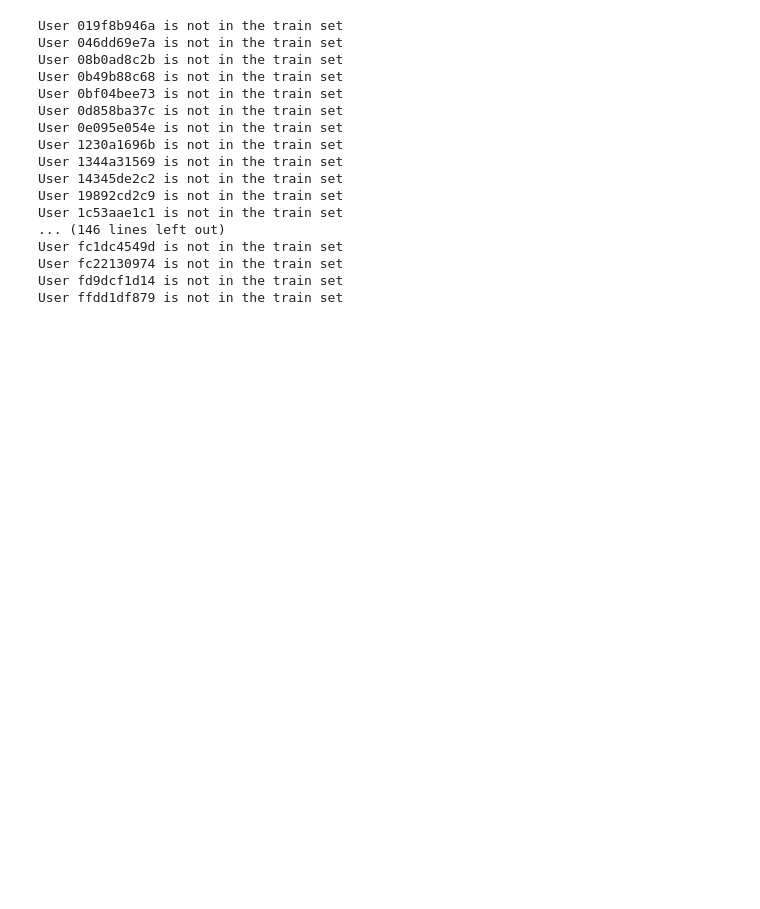
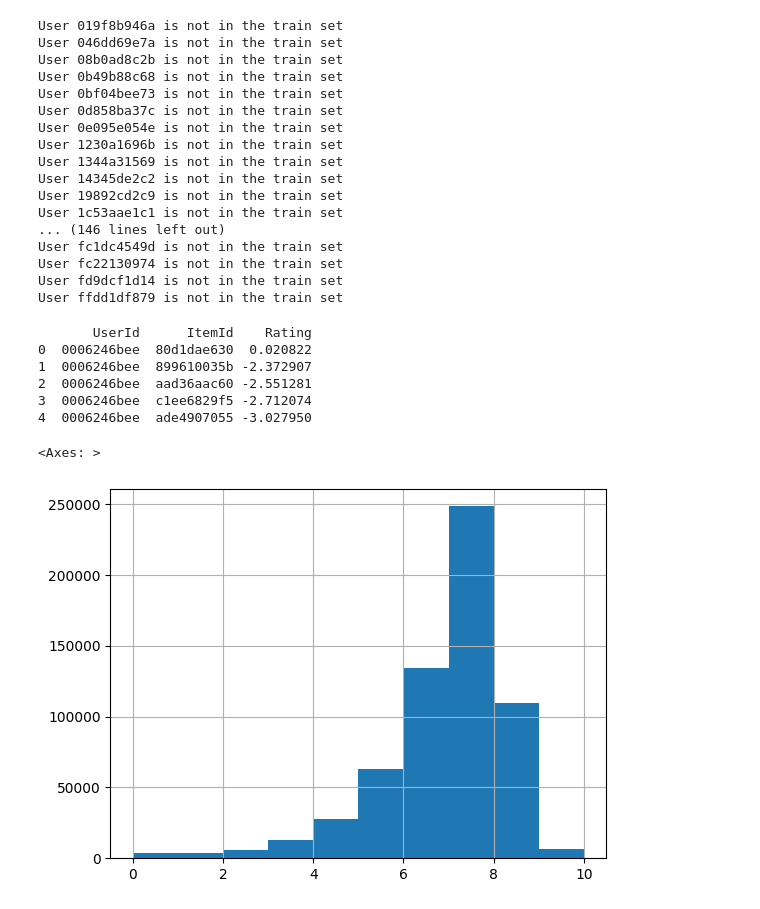
Before and after one commit to MatheusBorgesFaria/Rec-Sys-TP2, a Jupyter notebook: DMRL.ipynb, the cells around one changed output. Saved outputs shown, nothing was run; the diff lists cells and outputs as text; code cells hidden in the pictures; blank space fills up the shorter version.

Commit message:
version 9 with weights

```diff
--- a/DMRL.ipynb
+++ b/DMRL.ipynb
@@ -252,13 +252,14 @@ target_prediction.to_csv("submissao_2_DMRL_sem_rating.csv", index=False)
 # %%
 import json
 import pandas as pd
+import matplotlib as plt
 
 # Step 1: Load the JSONL file containing movie data
 with open('data/content.jsonl', 'r') as f:
     movies_data = [json.loads(line) for line in f]
 
 # Step 2: Load the CSV file containing user ratings
-df = pd.read_csv('submissoes/submissao_2_DMRL.csv')
+df = pd.read_csv('submissoes/lightfm_versao_2_puro.csv')
 # Normalize the Rating column
 df["Rating"] = df["Rating"].apply(lambda x: min(x, 10))
 print(df.head())
@@ -278,41 +279,17 @@ for movie in movies_data:
         # Remove any non-numeric characters like "$" and commas, then convert to an integer
         box_office = int(''.join(c for c in box_office if c.isdigit()))
     boxOffice[item_id] = box_office
-
-print(boxOffice)
-
-# Step 4: Add the imdbRating to each row in the CSV file
-df['Metascore'] = df['ItemId'].map(metascore)
-df['imdbRating'] = df['ItemId'].map(imdbRatings)
-df['BoxOffice'] = df['ItemId'].map(boxOffice)
-df['imdbVotes'] = df['ItemId'].map(imdbVotes)
-
-df["Metascore"] = pd.to_numeric(df["Metascore"], errors='coerce')
-df["imdbRating"] = pd.to_numeric(df["imdbRating"], errors='coerce')
-df["imdbVotes"] = pd.to_numeric(df["imdbVotes"], errors='coerce')
-df["BoxOffice"] = df["BoxOffice"].replace({"$": "", ",": ""}, regex=True)
-df["BoxOffice"] = pd.to_numeric(df["BoxOffice"], errors='coerce')
-min_box_office = df['BoxOffice'].min()
-max_box_office = df['BoxOffice'].max()
-df['BoxOffice'] = (df['BoxOffice'] - min_box_office) / (max_box_office - min_box_office) * 10
-min_imdb_vote = df['imdbVotes'].min()
-max_imdb_vote = df['imdbVotes'].max()
-df['imdbVotes'] = (df['imdbVotes'] - min_imdb_vote) / (max_imdb_vote - min_imdb_vote) * 10
-
-df["Metascore"] = df["Metascore"]/10
-df["Metascore"] = df["Metascore"].fillna(5)
-df["imdbRating"] = df["imdbRating"].fillna(5)
-df["imdbVotes"] = df["imdbVotes"].fillna(0)
-df['WeightedScore'] = (
-    0.3 * df["imdbRating"] +
-    0.3 * df["imdbVotes"] +
-    0.2 * df["BoxOffice"] +
-    0.1 * df["Metascore"] +
-    0.1 * df["Rating"]
-)
-
-df_ordered = df.sort_values(['UserId', 'WeightedScore'], ascending=[True, False])
-df_ordered.to_csv('submissao_2_with_imdb.csv', index=False)
-
-df_ordered = df_ordered.drop(columns=["Rating", "Metascore", "imdbRating", "BoxOffice", "imdbVotes"])
-df_ordered.to_csv('submissao_2_with_imdb.csv', index=False)
+# %% [output]
+       UserId      ItemId    Rating
+0  0006246bee  80d1dae630  0.020822
+1  0006246bee  899610035b -2.372907
+2  0006246bee  aad36aac60 -2.551281
+3  0006246bee  c1ee6829f5 -2.712074
+4  0006246bee  ade4907055 -3.027950
+# %%
+df["Rating"] = df["Rating"].apply(lambda x: max(x, -20))
+df['Rating'] = (df['Rating'] - df['Rating'].min()) / (df['Rating'].max() - df['Rating'].min()) * 10
+df['Rating'].hist()
+# %% [output]
+<Axes: >
+[figure, added]
```
Also changed, not shown: parts of 11 cells of this notebook, 27 other files.
